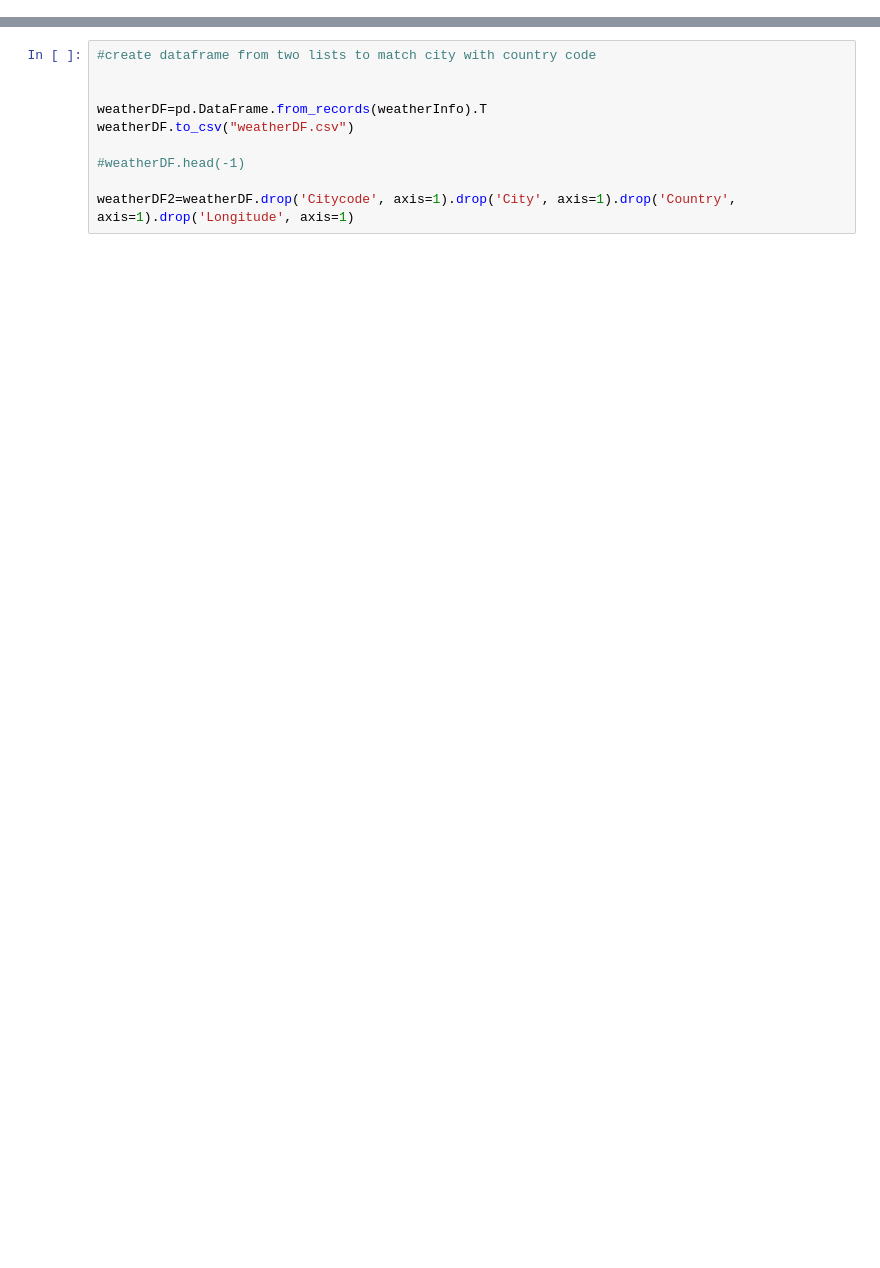
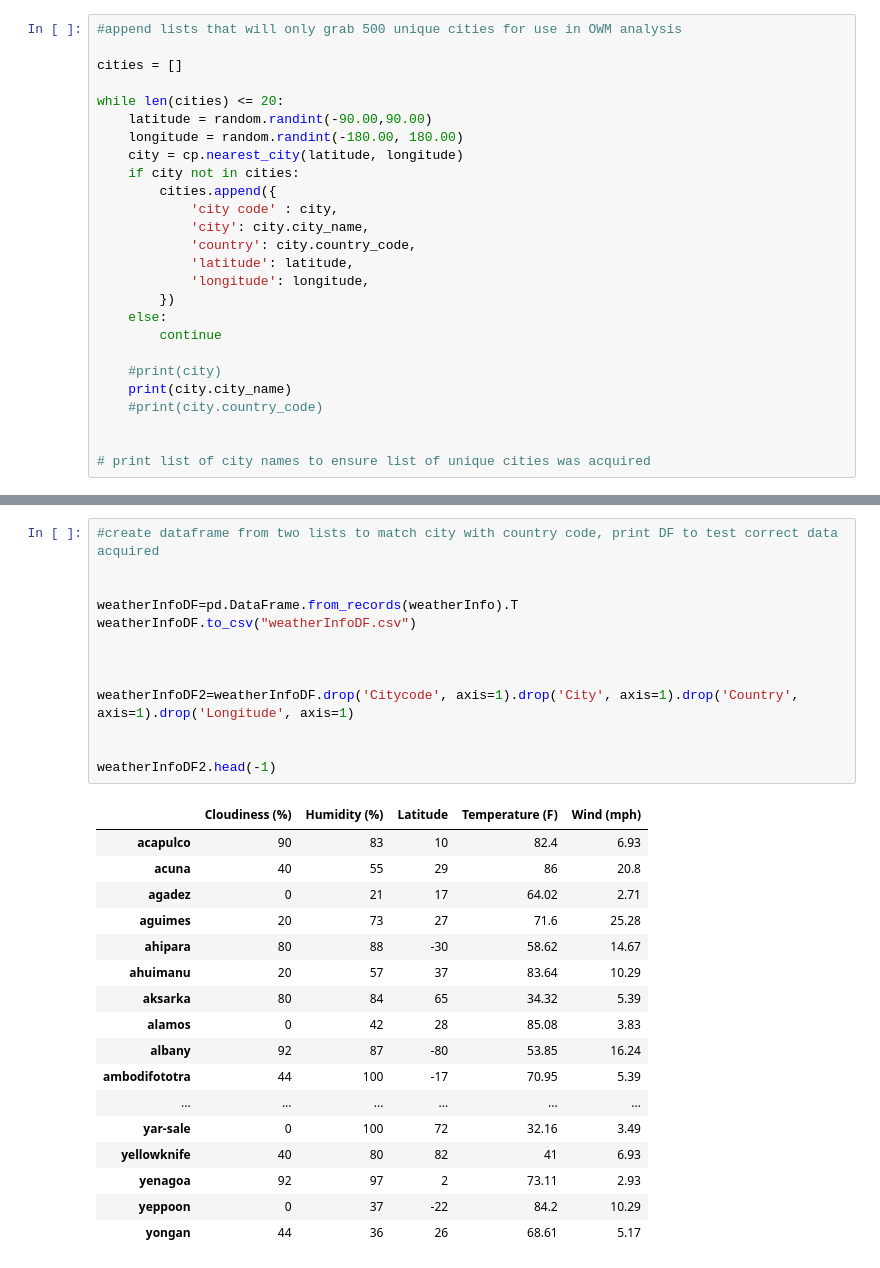
Before and after one commit to MAWallace8/HW6, a Jupyter notebook: HW6.ipynb, the cells around one changed output, grey strips where cells are left out. Cells and saved outputs as stored; diff of their text form; blank space fills up the shorter version.

```diff
--- a/HW6.ipynb
+++ b/HW6.ipynb
@@ -34,0 +35,26 @@ tw
+# %%
+#append lists that will only grab 500 unique cities for use in OWM analysis
+
+cities = []
+
+while len(cities) <= 20:
+    latitude = random.randint(-90.00,90.00)
+    longitude = random.randint(-180.00, 180.00)
+    city = cp.nearest_city(latitude, longitude)
+    if city not in cities:
+        cities.append({
+            'city code' : city,
+            'city': city.city_name,
+            'country': city.country_code,
+            'latitude': latitude,
+            'longitude': longitude,
+        })
+    else:
+        continue
+
+    #print(city)
+    print(city.city_name)
+    #print(city.country_code)
+
+
+# print list of city names to ensure list of unique cities was acquired
@@ -99,11 +114,31 @@ ru
 # %%
-#create dataframe from two lists to match city with country code
+#create dataframe from two lists to match city with country code, print DF to test correct data acquired
 
 
-weatherDF=pd.DataFrame.from_records(weatherInfo).T
-weatherDF.to_csv("weatherDF.csv")
+weatherInfoDF=pd.DataFrame.from_records(weatherInfo).T
+weatherInfoDF.to_csv("weatherInfoDF.csv")
 
-#weatherDF.head(-1)
 
-weatherDF2=weatherDF.drop('Citycode', axis=1).drop('City', axis=1).drop('Country', axis=1).drop('Longitude', axis=1)
+
+weatherInfoDF2=weatherInfoDF.drop('Citycode', axis=1).drop('City', axis=1).drop('Country', axis=1).drop('Longitude', axis=1)
+
+
+weatherInfoDF2.head(-1)
 # %% [output]
+|  | Cloudiness (%) | Humidity (%) | Latitude | Temperature (F) | Wind (mph) |
+| acapulco | 90 | 83 | 10 | 82.4 | 6.93 |
+| acuna | 40 | 55 | 29 | 86 | 20.8 |
+| agadez | 0 | 21 | 17 | 64.02 | 2.71 |
+| aguimes | 20 | 73 | 27 | 71.6 | 25.28 |
+| ahipara | 80 | 88 | -30 | 58.62 | 14.67 |
+| ahuimanu | 20 | 57 | 37 | 83.64 | 10.29 |
+| aksarka | 80 | 84 | 65 | 34.32 | 5.39 |
+| alamos | 0 | 42 | 28 | 85.08 | 3.83 |
+| albany | 92 | 87 | -80 | 53.85 | 16.24 |
+| ambodifototra | 44 | 100 | -17 | 70.95 | 5.39 |
+| ... | ... | ... | ... | ... | ... |
+| yar-sale | 0 | 100 | 72 | 32.16 | 3.49 |
+| yellowknife | 40 | 80 | 82 | 41 | 6.93 |
+| yenagoa | 92 | 97 | 2 | 73.11 | 2.93 |
+| yeppoon | 0 | 37 | -22 | 84.2 | 10.29 |
+| yongan | 44 | 36 | 26 | 68.61 | 5.17 |
```
Also changed, not shown: parts of 7 cells of this notebook.
